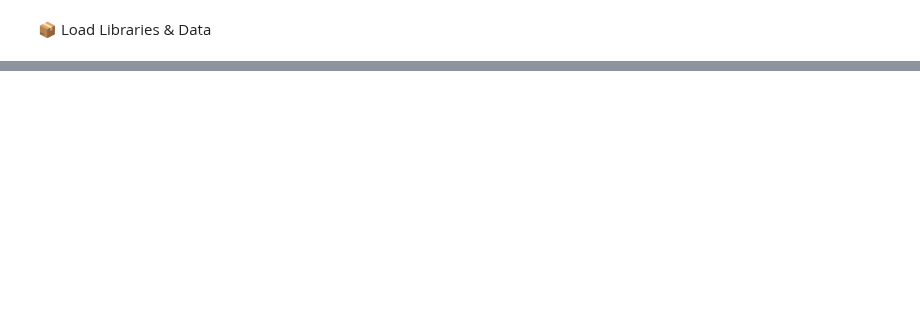
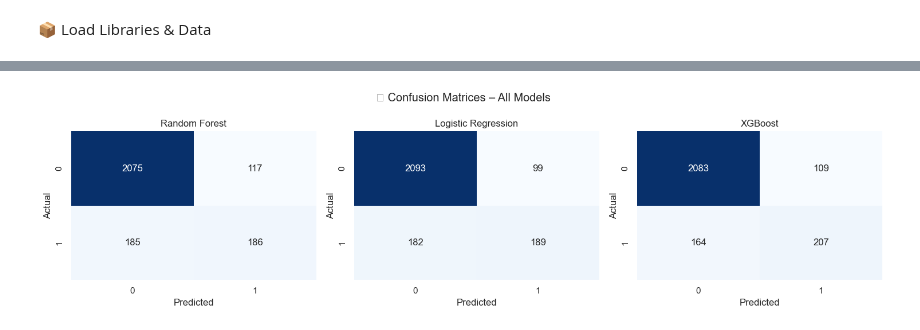
Before and after one commit to mantas123456/Data_Science_Portfolio, a Jupyter notebook: Project_1_Sports_Prediction/notebooks/02_podium_prediction_model.ipynb, the cells around one changed output, grey strips where cells are left out. Saved outputs shown, nothing was run; the diff lists cells and outputs as text; code cells hidden in the pictures; blank space fills up the shorter version.

```diff
--- a/Project_1_Sports_Prediction/notebooks/02_podium_prediction_model.ipynb
+++ b/Project_1_Sports_Prediction/notebooks/02_podium_prediction_model.ipynb
@@ -252,0 +129,19 @@ plt.show()
+# %%
+# 📁 Save confusion matrix grid plot to results/ folder
+fig, axes = plt.subplots(1, 3, figsize=(15, 4))
+
+for ax, (name, model_data) in zip(axes, model_outputs.items()):
+    cm = confusion_matrix(y_test, model_data["y_pred"])
+    sns.heatmap(cm, annot=True, fmt="d", cmap="Blues", cbar=False, ax=ax)
+    ax.set_title(f"{name}")
+    ax.set_xlabel("Predicted")
+    ax.set_ylabel("Actual")
+
+plt.suptitle("🔍 Confusion Matrices – All Models")
+plt.tight_layout()
+
+# Save it
+plt.savefig("../results/confusion_matrix_comparison.png", dpi=300)
+plt.show()
+# %% [output]
+[figure, added]
```
Also changed, not shown: parts of 29 cells of this notebook.
